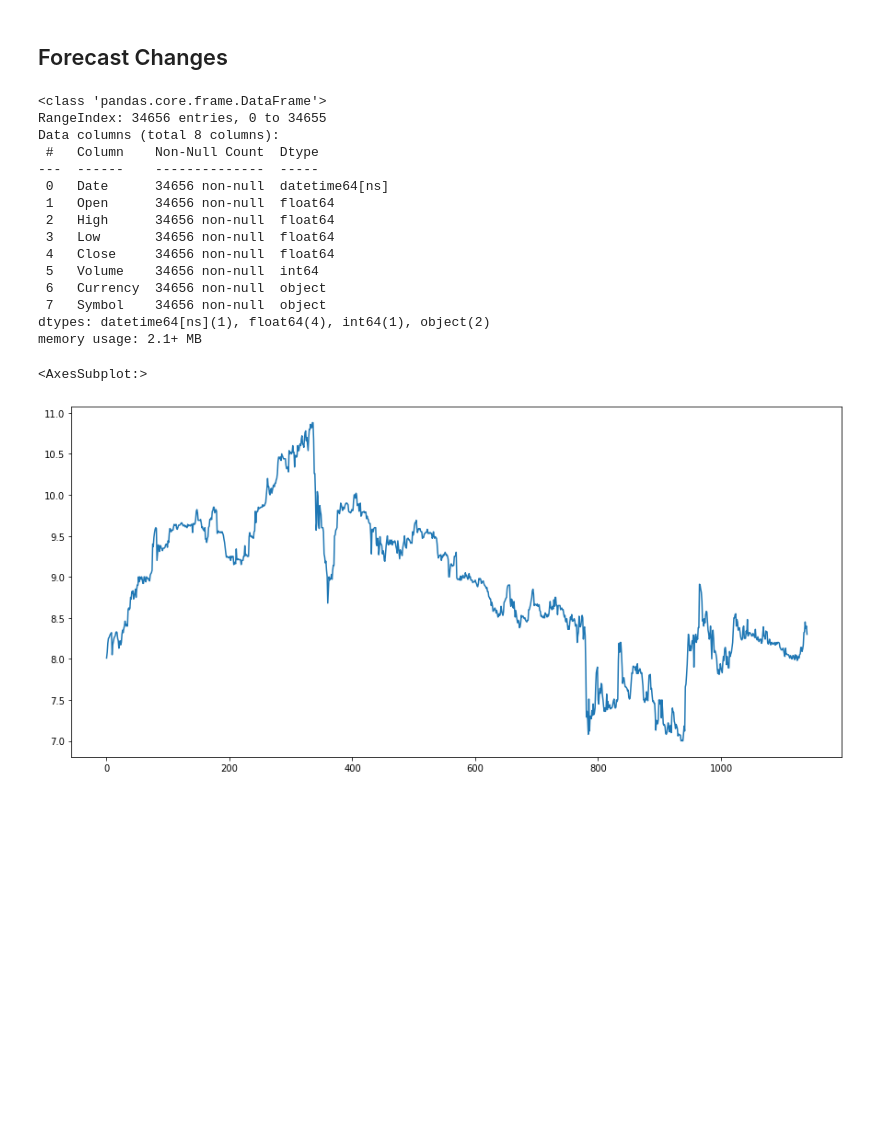
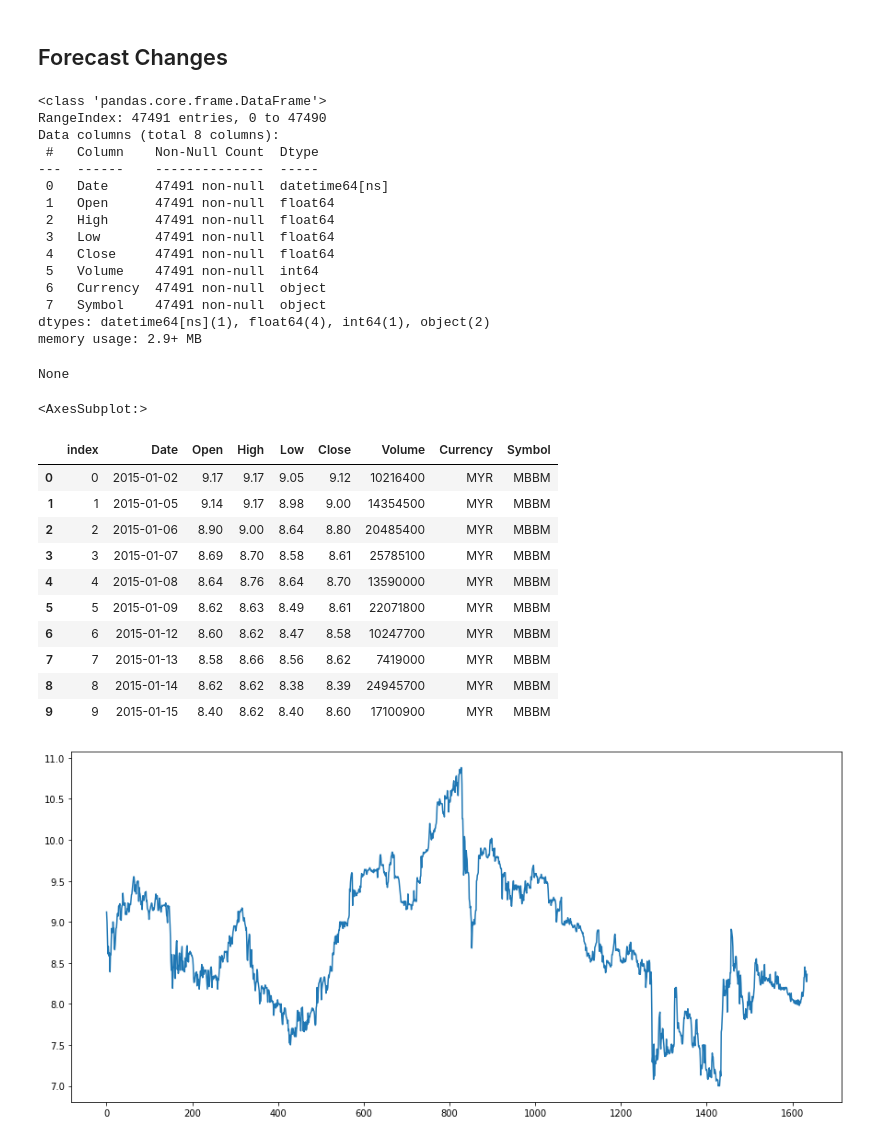
Before and after one commit to alpha2phi/jupyter-notebooks, a Jupyter notebook: nbs/02_01_stocks_machine_learning.ipynb, the cells around one changed output. Saved outputs shown, nothing was run; the diff lists cells and outputs as text; code cells hidden in the pictures; blank space fills up the shorter version.

```diff
--- a/nbs/02_01_stocks_machine_learning.ipynb
+++ b/nbs/02_01_stocks_machine_learning.ipynb
@@ -73,30 +92,45 @@ def download_historical_prices(df):
 ## Forecast Changes
 # %%
 df_history = pd.read_csv(STOCKS_HISTORICAL_PRICES, parse_dates=['Date'])
-df_history.info()
+display(df_history.info())
 # %% [output]
 <class 'pandas.core.frame.DataFrame'>
-RangeIndex: 34656 entries, 0 to 34655
+RangeIndex: 47491 entries, 0 to 47490
 Data columns (total 8 columns):
  #   Column    Non-Null Count  Dtype
 ---  ------    --------------  -----
- 0   Date      34656 non-null  datetime64[ns]
- 1   Open      34656 non-null  float64
- 2   High      34656 non-null  float64
- 3   Low       34656 non-null  float64
- 4   Close     34656 non-null  float64
- 5   Volume    34656 non-null  int64
- 6   Currency  34656 non-null  object
- 7   Symbol    34656 non-null  object
+ 0   Date      47491 non-null  datetime64[ns]
+ 1   Open      47491 non-null  float64
+ 2   High      47491 non-null  float64
+ 3   Low       47491 non-null  float64
+ 4   Close     47491 non-null  float64
+ 5   Volume    47491 non-null  int64
+ 6   Currency  47491 non-null  object
+ 7   Symbol    47491 non-null  object
 dtypes: datetime64[ns](1), float64(4), int64(1), object(2)
-memory usage: 2.1+ MB
+memory usage: 2.9+ MB
+None
 # %%
 # Try with 1 stock
 df_stock = df_history[df_history['Symbol'] == 'MBBM'].copy()
+df_stock.reset_index(inplace=True)
 df_stock['Close'].plot(figsize = (15,7))
+
+df_stock.head(10)
 # %% [output]
 <AxesSubplot:>
+|  | index | Date | Open | High | Low | Close | Volume | Currency | Symbol |
+| 0 | 0 | 2015-01-02 | 9.17 | 9.17 | 9.05 | 9.12 | 10216400 | MYR | MBBM |
+| 1 | 1 | 2015-01-05 | 9.14 | 9.17 | 8.98 | 9.00 | 14354500 | MYR | MBBM |
+| 2 | 2 | 2015-01-06 | 8.90 | 9.00 | 8.64 | 8.80 | 20485400 | MYR | MBBM |
+| 3 | 3 | 2015-01-07 | 8.69 | 8.70 | 8.58 | 8.61 | 25785100 | MYR | MBBM |
+| 4 | 4 | 2015-01-08 | 8.64 | 8.76 | 8.64 | 8.70 | 13590000 | MYR | MBBM |
+| 5 | 5 | 2015-01-09 | 8.62 | 8.63 | 8.49 | 8.61 | 22071800 | MYR | MBBM |
+| 6 | 6 | 2015-01-12 | 8.60 | 8.62 | 8.47 | 8.58 | 10247700 | MYR | MBBM |
+| 7 | 7 | 2015-01-13 | 8.58 | 8.66 | 8.56 | 8.62 | 7419000 | MYR | MBBM |
+| 8 | 8 | 2015-01-14 | 8.62 | 8.62 | 8.38 | 8.39 | 24945700 | MYR | MBBM |
+| 9 | 9 | 2015-01-15 | 8.40 | 8.62 | 8.40 | 8.60 | 17100900 | MYR | MBBM |
-[figure, old version]
+[figure, new version]
 # %%
 # Features to test
 INTERVAL = 5
```
Also changed, not shown: parts of 5 cells of this notebook, 1 other file.
